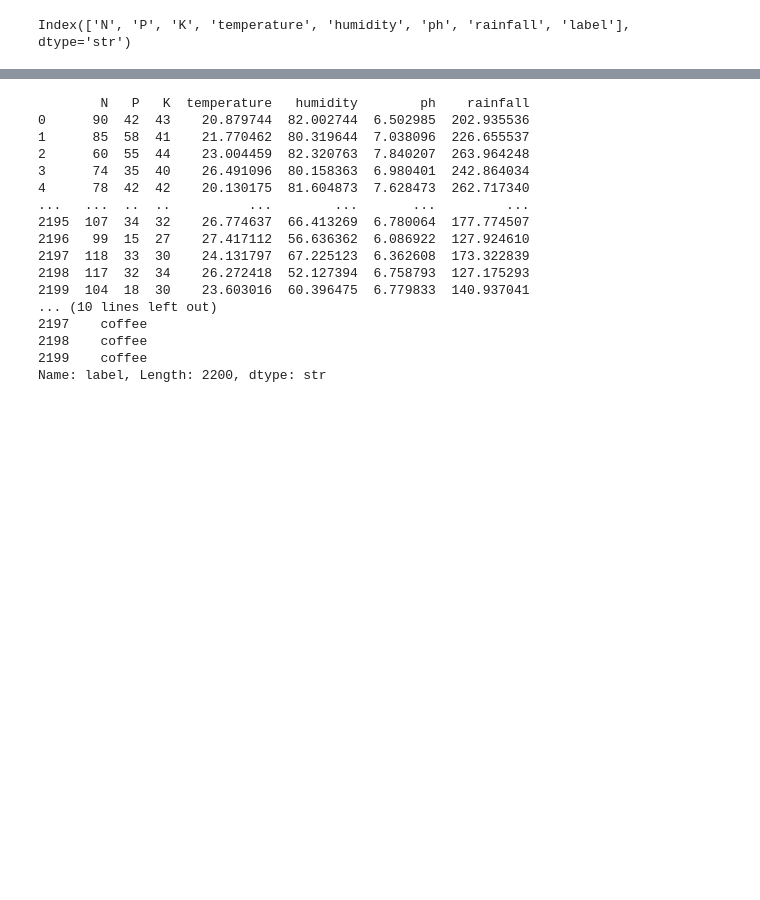
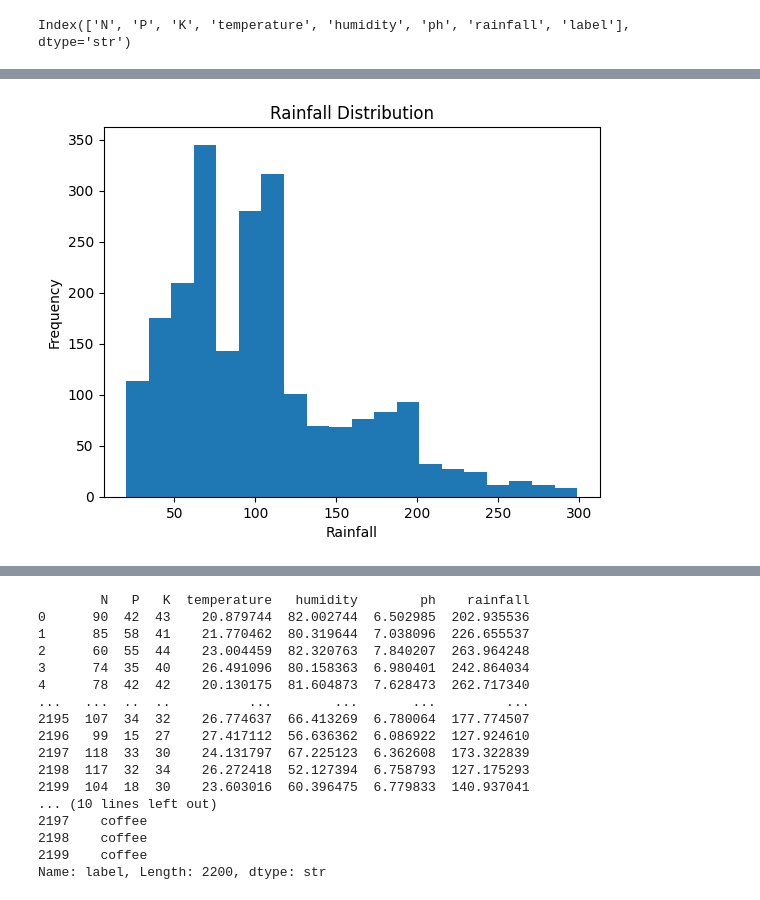
Before and after one commit to mdmohid/Smart_Agri_System, a Jupyter notebook: notebooks/crop_recommendation_experiment.ipynb, the cells around one changed output, grey strips where cells are left out. Saved outputs shown, nothing was run; the diff lists cells and outputs as text; code cells hidden in the pictures; blank space fills up the shorter version.

```diff
--- a/notebooks/crop_recommendation_experiment.ipynb
+++ b/notebooks/crop_recommendation_experiment.ipynb
@@ -58,0 +110,9 @@ data.shape
+# %%
+#Rainfall Distribution
+plt.hist(data['rainfall'], bins=20)
+plt.title("Rainfall Distribution")
+plt.xlabel("Rainfall")
+plt.ylabel("Frequency")
+plt.show()
+# %% [output]
+[figure, added]
```
Also changed, not shown: parts of 20 cells of this notebook.
